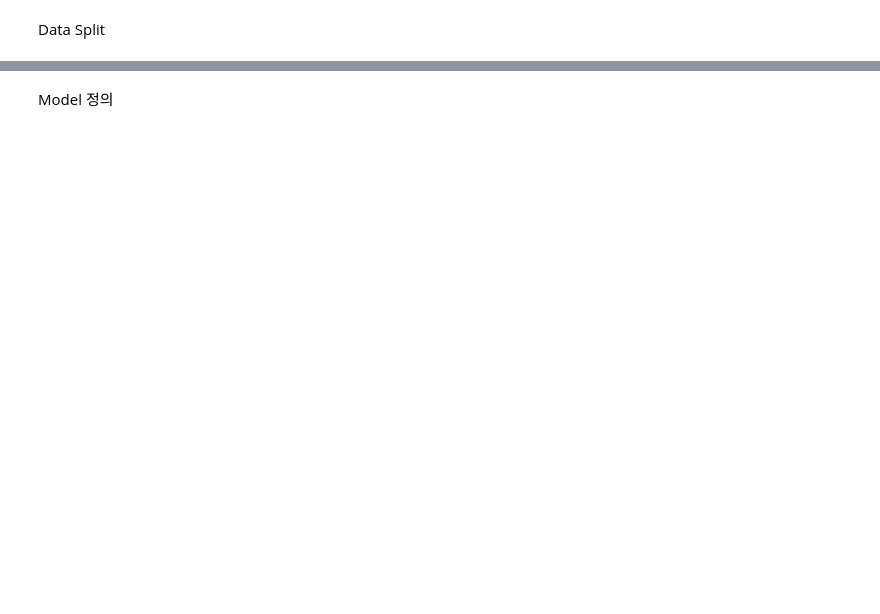
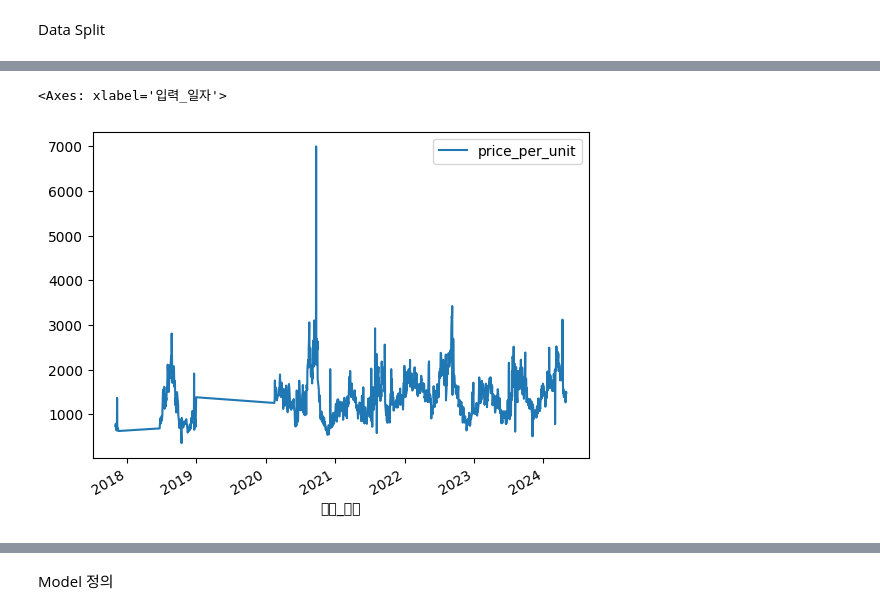
Before and after one commit to jkworldchampion/market_predict_lstm, a Jupyter notebook: baseline.ipynb, the cells around one changed output, grey strips where cells are left out. Saved outputs shown, nothing was run; the diff lists cells and outputs as text; code cells hidden in the pictures; blank space fills up the shorter version.

```diff
--- a/baseline.ipynb
+++ b/baseline.ipynb
@@ -139,0 +218,3 @@ TypeError: unsupported operand type(s) for /: 'str' and 'float'
+# %%
+data_uni['입력일'] = pd.to_datetime(data_uni.index, format='%Y%m%d')
+data_uni.head()
@@ -140,2 +229,2 @@ TypeError: unsupported operand type(s) for /: 'str' and 'float'
 # %%
-data_uni[data_uni['품목명']=='감귤']
+data_uni = data_uni[['품목명', 'price_per_unit', '입력일']]
@@ -197,0 +231,7 @@ data_onion.plot()
+# %%
+data_uni = data_uni.rename(columns={'입력일': '입력_일자'})
+# %%
+data_uni = data_uni.groupby(['품목명', '입력_일자']).mean()
+data_uni = data_uni.reset_index()
+data_uni.set_index('입력_일자', inplace=True)
+data_uni.head()
@@ -205,0 +317,5 @@ print(data_onion_train.shape, data_onion_test.shape, data_onion_valid.shape)
+# %%
+data_uni[data_uni['품목명'] == '배추'].plot()
+# %% [output]
+<Axes: xlabel='입력_일자'>
+[figure, added]
```
Also changed, not shown: parts of 62 cells of this notebook.
